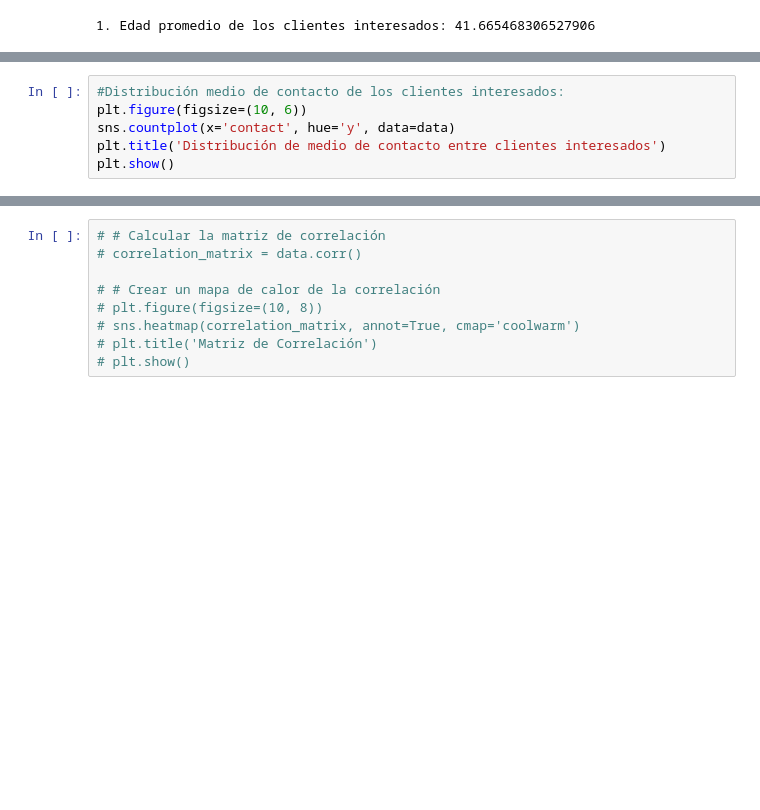
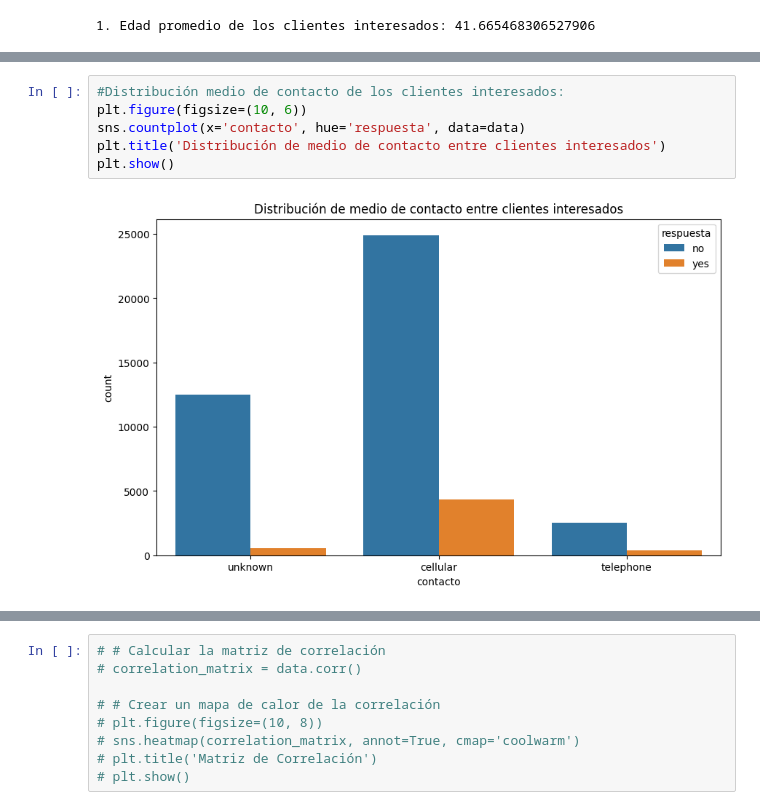
Before and after one commit to jhmendezr/TalentoTechJhMr, a Jupyter notebook: Laboratorio1_TalentoTech.ipynb, the cells around one changed output, grey strips where cells are left out. Saved outputs shown, nothing was run; the diff lists cells and outputs as text; blank space fills up the shorter version.

```diff
--- a/Laboratorio1_TalentoTech.ipynb
+++ b/Laboratorio1_TalentoTech.ipynb
@@ -591,8 +602,10 @@ plt.show()
 # %%
 #Distribución medio de contacto de los clientes interesados:
 plt.figure(figsize=(10, 6))
-sns.countplot(x='contact', hue='y', data=data)
+sns.countplot(x='contacto', hue='respuesta', data=data)
 plt.title('Distribución de medio de contacto entre clientes interesados')
 plt.show()
+# %% [output]
+[figure, added]
 # %%
 #Tipo de ocupación de los clientes interesados:
```
Also changed, not shown: parts of 8 cells of this notebook.
